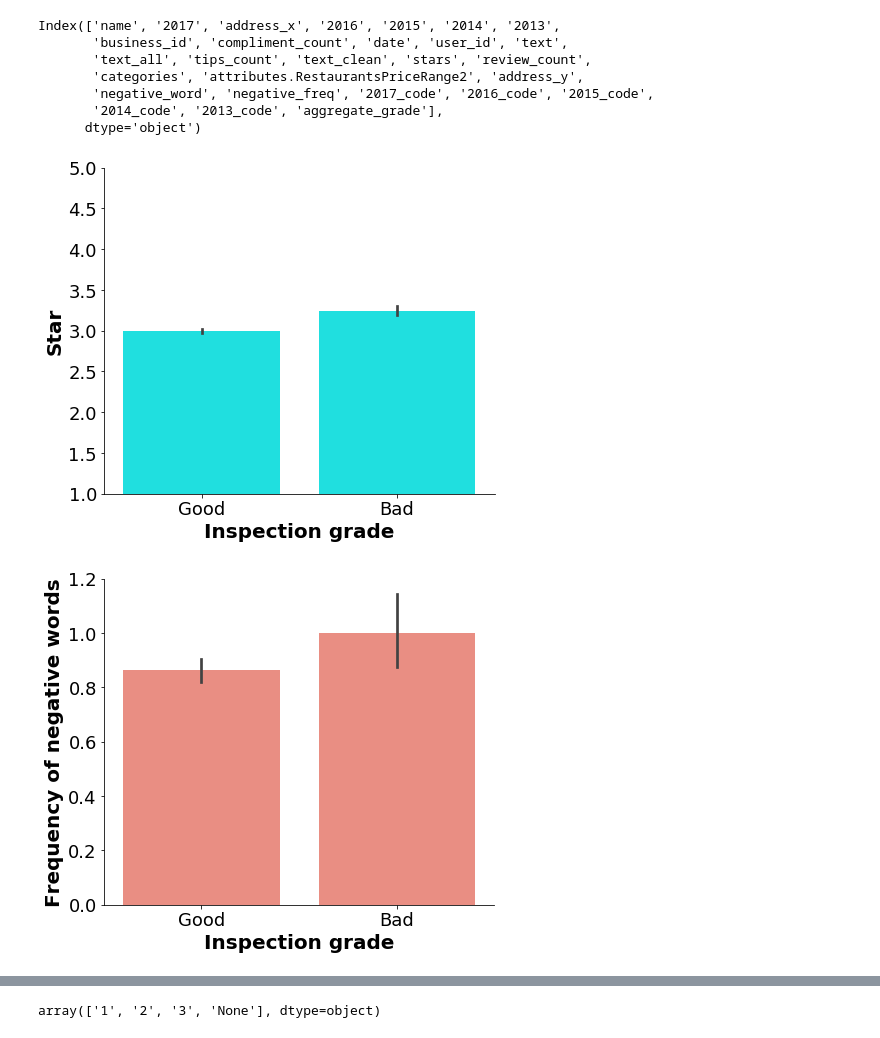
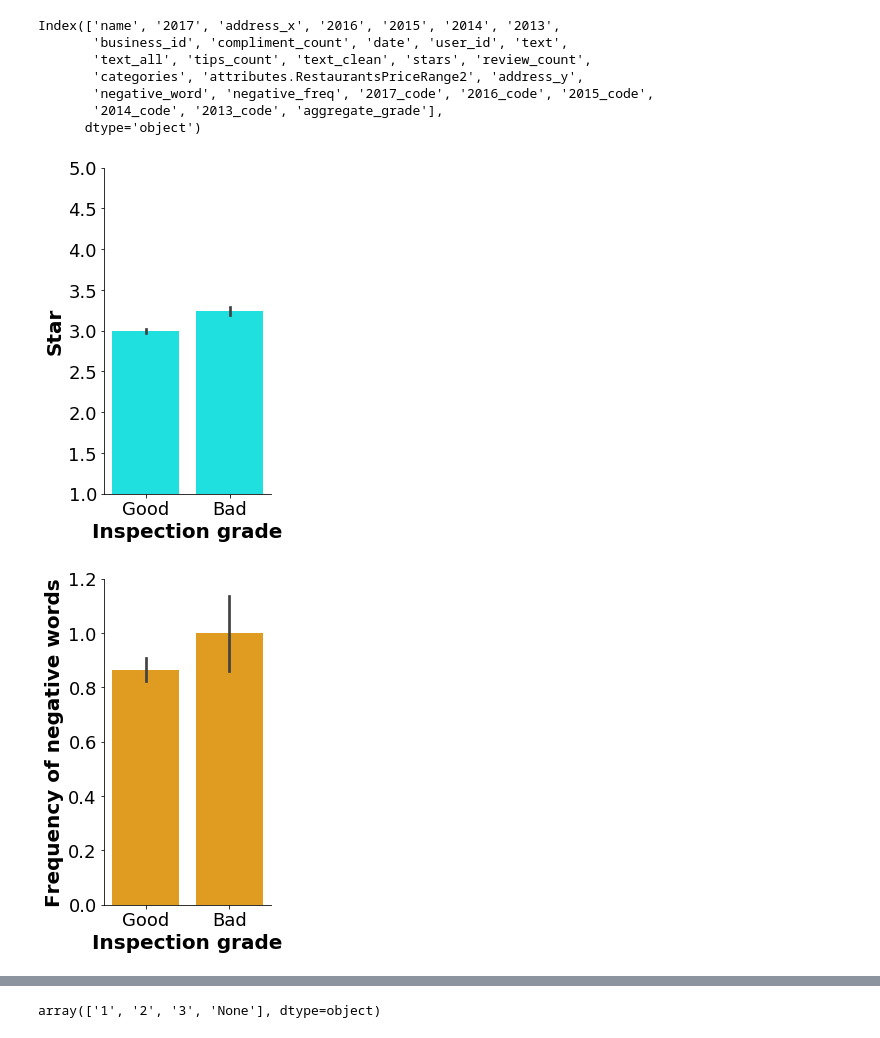
Before and after one commit to arian16/food_project, a Jupyter notebook: main.ipynb, the cells around one changed output, grey strips where cells are left out. Cells and saved outputs as stored; diff of their text form; code cells hidden in the pictures.

```diff
--- a/main.ipynb
+++ b/main.ipynb
@@ -389,23 +389,23 @@ df_all['2017_good_bad'] = df_all['2017'].apply(label_to_label)
 # %%
 # EDA
 # Plot star ratings vs. insepction grade in 2017
-fig_star, ax_star = plt.subplots(figsize = (7,6))
+fig_star, ax_star = plt.subplots(figsize = (3,6))
 ax_star = sns.barplot(x = df_all['2017_good_bad'], y = df_all['stars'], color = 'cyan')
 ax_star.tick_params(axis="x", labelsize = 18)
 ax_star.tick_params(axis="y", labelsize = 18)
 ax_star.set_xlabel('Inspection grade', fontsize = 20, fontweight = 'bold')
 ax_star.set_ylabel('Star', fontsize = 20, fontweight = 'bold')
 ax_star.set_ylim(1, 5) # Min = 1, max = 5
 ax_star.spines['right'].set_visible(False)
 ax_star.spines['top'].set_visible(False)
-plt.savefig('/Users/kristenboyle/Documents/food_project/pictures/star_grade_vr2.png')
+#plt.savefig('/Users/kristenboyle/Documents/food_project/pictures/star_grade_vr2.png')
 # %% [output]
-[figure, old version]
+[figure, new version]
 # %%
 # EDA
 # Plot star ratings vs. insepction grade in 2017
-fig_freq, ax_freq = plt.subplots(figsize = (7,6))
-ax_freq = sns.barplot(x = df_all['2017_good_bad'], y = df_all['negative_freq'], color = 'salmon')
+fig_freq, ax_freq = plt.subplots(figsize = (3,6))
+ax_freq = sns.barplot(x = df_all['2017_good_bad'], y = df_all['negative_freq'], color = 'orange')
 ax_freq.tick_params(axis="x", labelsize = 18)
 ax_freq.tick_params(axis="y", labelsize = 18)
 ax_freq.set_xlabel('Inspection grade', fontsize = 20, fontweight = 'bold')
@@ -413,9 +413,9 @@ ax_freq.set_ylabel('Frequency of negative words', fontsize = 20, fontweight = 'b
 ax_freq.set_ylim(0, 1.2)
 ax_freq.spines['right'].set_visible(False)
 ax_freq.spines['top'].set_visible(False)
-plt.savefig('/Users/kristenboyle/Documents/food_project/pictures/freq_of_negative_words_vs_grade_vr2.png')
+#plt.savefig('/Users/kristenboyle/Documents/food_project/pictures/freq_of_negative_words_vs_grade_vr2.png')
 # %% [output]
-[figure, old version]
+[figure, new version]
 # %%
 # EDA
 # Plot review_count vs. insepction grade in 2017
```
Also changed, not shown: parts of 21 cells of this notebook.
